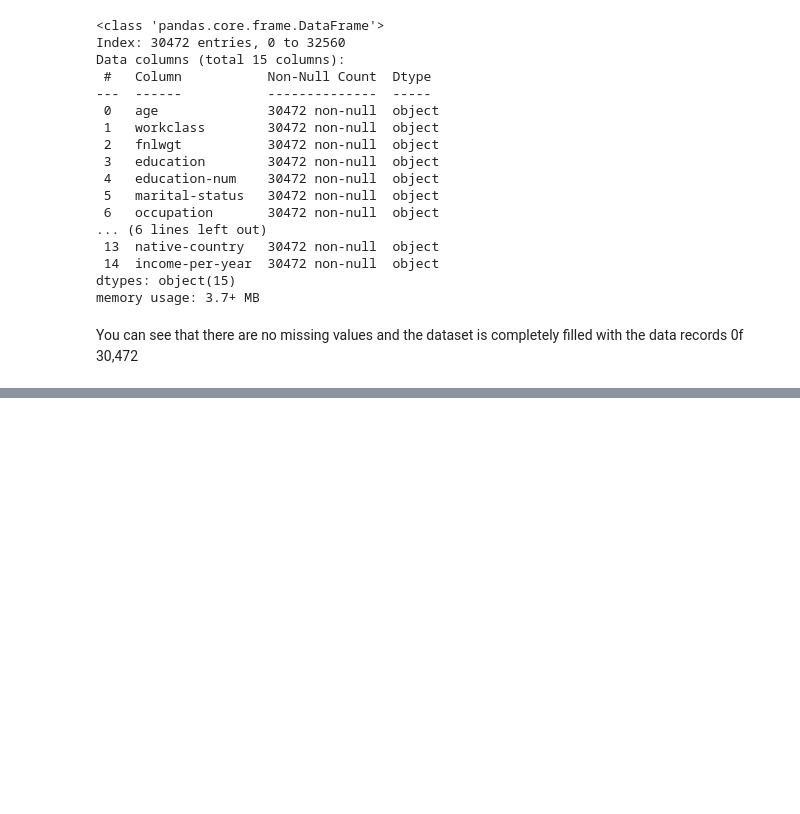
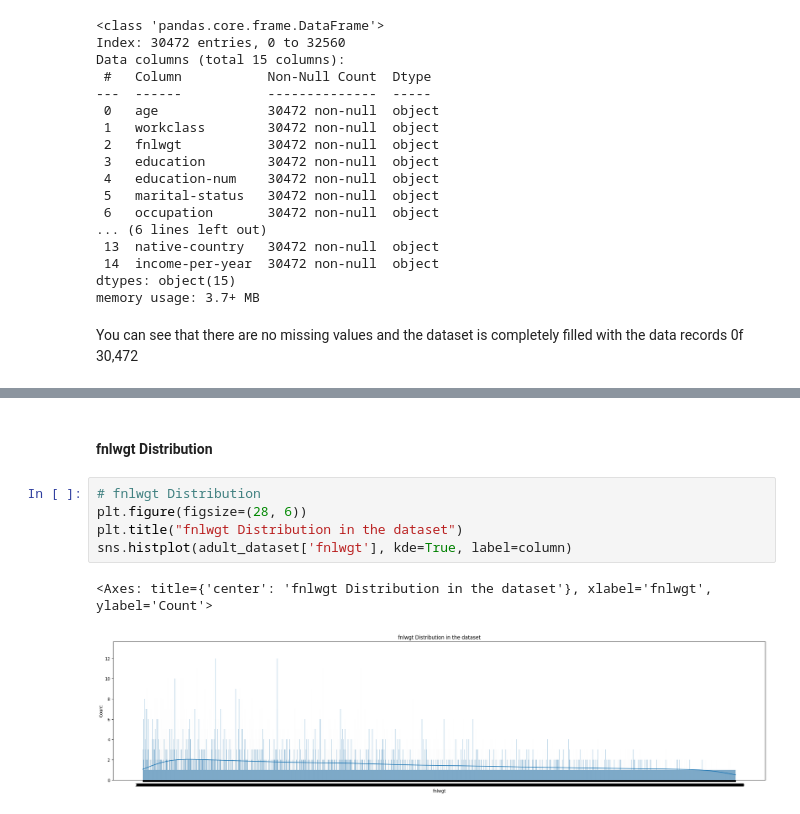
Before and after one commit to SandinMaheeshakya/ML-Income-Prediction-System, a Jupyter notebook: Pre-Processing Data.ipynb, the cells around one changed output, grey strips where cells are left out. Saved outputs shown, nothing was run; the diff lists cells and outputs as text; blank space fills up the shorter version.

```diff
--- a/Pre-Processing Data.ipynb
+++ b/Pre-Processing Data.ipynb
@@ -635,0 +676,10 @@ adult_dataset.describe()
+# %% [markdown]
+#### fnlwgt Distribution
+# %%
+# fnlwgt Distribution
+plt.figure(figsize=(28, 6))
+plt.title("fnlwgt Distribution in the dataset")
+sns.histplot(adult_dataset['fnlwgt'], kde=True, label=column)
+# %% [output]
+<Axes: title={'center': 'fnlwgt Distribution in the dataset'}, xlabel='fnlwgt', ylabel='Count'>
+[figure, added]
```
Also changed, not shown: parts of 17 cells of this notebook.
